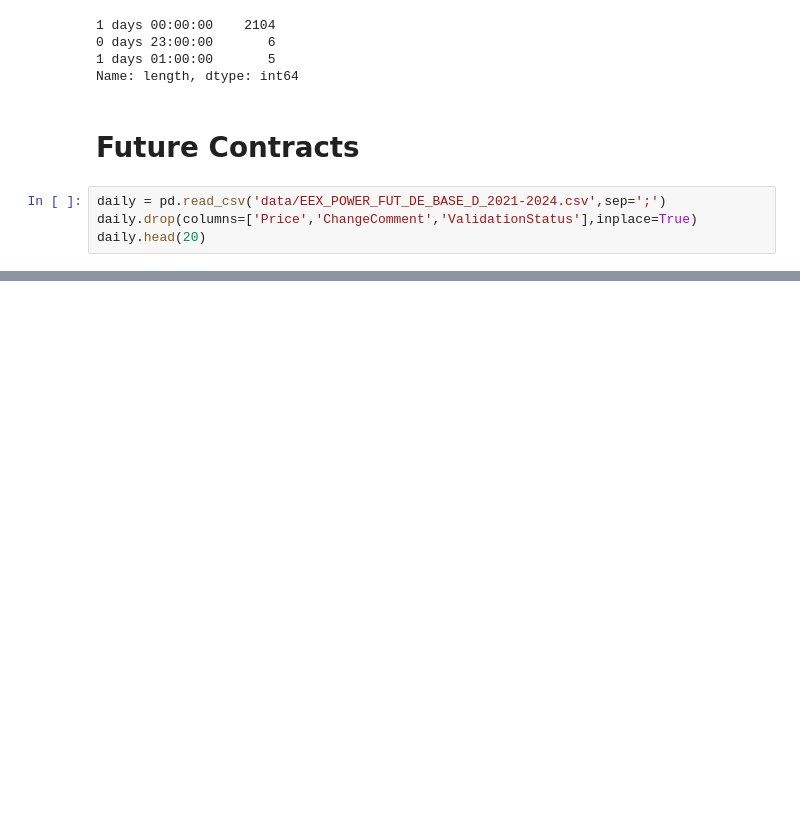
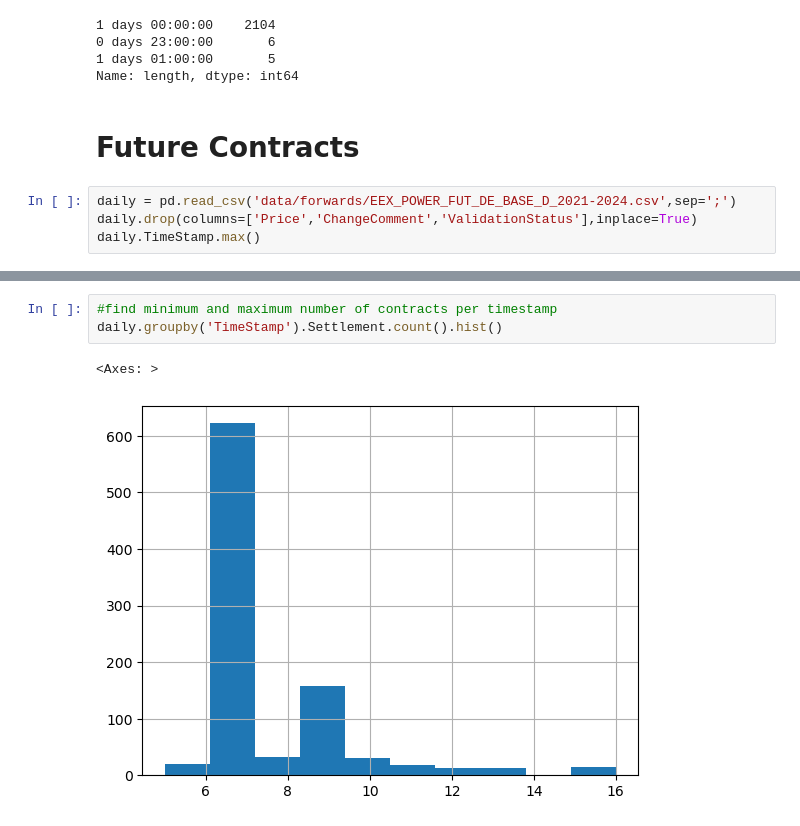
Before and after one commit to LMU-DATA-SCIENCE/price-forward-curve, a Jupyter notebook: data_exploration.ipynb, the cells around one changed output, grey strips where cells are left out. Cells and saved outputs as stored; diff of their text form; blank space fills up the shorter version.

```diff
--- a/data_exploration.ipynb
+++ b/data_exploration.ipynb
@@ -100,7 +94,7 @@ Name: length, dtype: int64
 # %% [markdown]
 # Future Contracts
 # %%
-daily = pd.read_csv('data/EEX_POWER_FUT_DE_BASE_D_2021-2024.csv',sep=';')
+daily = pd.read_csv('data/forwards/EEX_POWER_FUT_DE_BASE_D_2021-2024.csv',sep=';')
 daily.drop(columns=['Price','ChangeComment','ValidationStatus'],inplace=True)
-daily.head(20)
+daily.TimeStamp.max()
 # %% [output]
@@ -123,0 +102,6 @@ daily.head(20)
+# %%
+#find minimum and maximum number of contracts per timestamp
+daily.groupby('TimeStamp').Settlement.count().hist()
+# %% [output]
+<Axes: >
+[figure, added]
```
Also changed, not shown: parts of 11 cells of this notebook.
